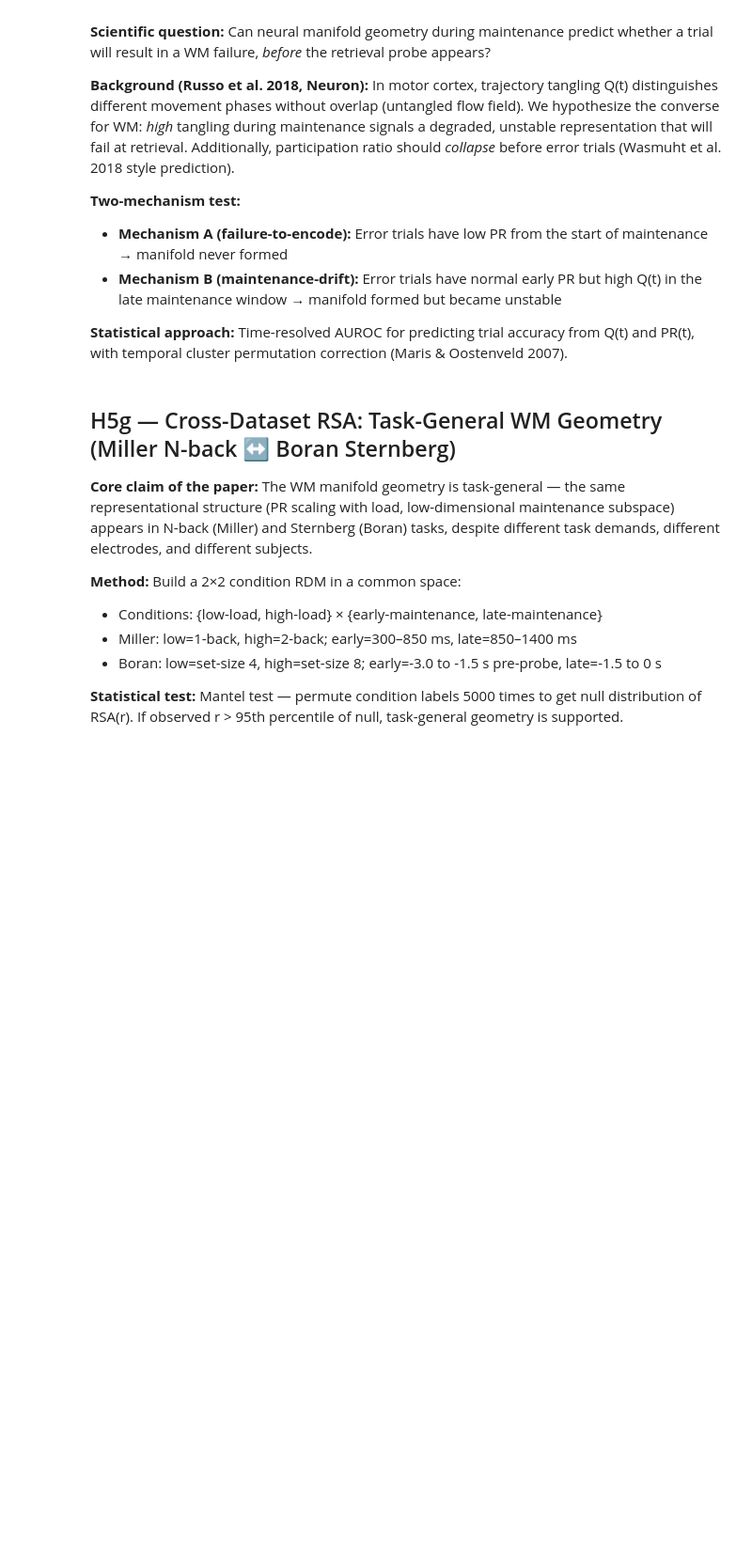
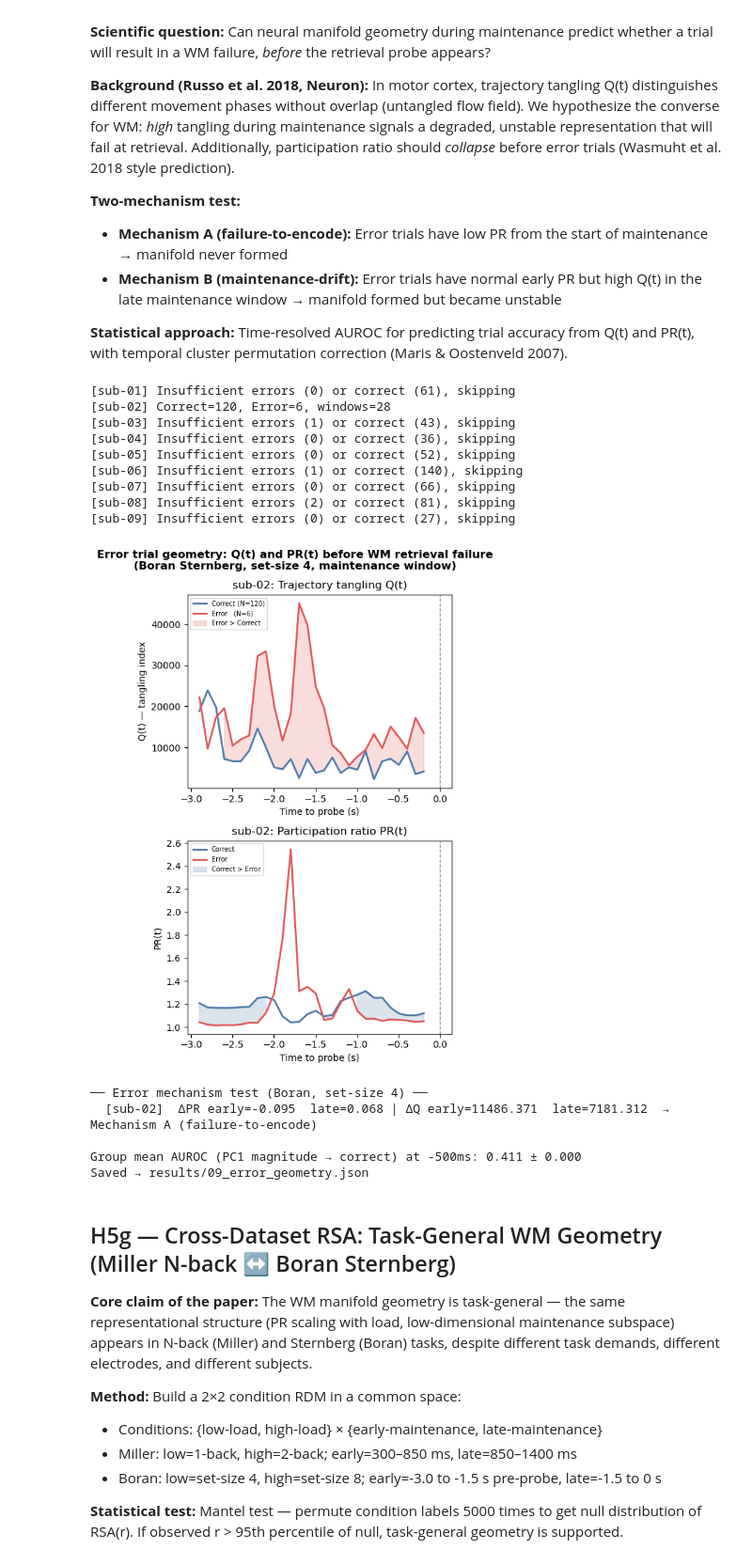
Before and after one commit to AminFathollahi/wm_dynamics, a Jupyter notebook: notebooks/09_cross_dataset_replication.ipynb, the cells around one changed output. Shown at 94% size. Cells and saved outputs as stored; diff of their text form; code cells hidden in the pictures; blank space fills up the shorter version.

```diff
--- a/notebooks/09_cross_dataset_replication.ipynb
+++ b/notebooks/09_cross_dataset_replication.ipynb
@@ -54,5 +56,5 @@ print("Multi-dataset analysis: Boran Sternberg + TES1 stimulation")
 # %%
-# ── Load Boran Sternberg data (all 9 subjects × sessions) ──
+# Load Boran Sternberg data (all 9 subjects x sessions)
 from sklearn.decomposition import PCA
 
 boran_subjects = {}
@@ -63,39 +65,43 @@ for sub_dir in sorted(BORAN_DIR.iterdir()):
     subj_id = sub_dir.name
     sessions = sorted(sub_dir.glob('*.nwb'))
 
-    subj_epochs, subj_sizes, subj_correct = [], [], []
+    subj_epochs, subj_sizes, subj_correct, subj_times = [], [], [], []
 
     for ses_path in sessions:
         try:
             result = load_boran_nwb(str(ses_path), signal='ieeg')
             epochs = result['epochs']                    # (N, C, T)
             valid = result['valid'] & ~result['artifact']
-
-            # HGP
             hgp = compute_boran_hgp(epochs[valid], srate=result['srate'])
-
-            # Baseline normalize
             hgp_z = boran_baseline_normalize(hgp, result['times'], BASELINE_WIN)
-
             subj_epochs.append(hgp_z)
             subj_sizes.append(result['set_sizes'][valid])
             subj_correct.append(result['correct'][valid])
+            subj_times.append(result['times'])
         except Exception as e:
-            print(f"  [{subj_id}/{ses_path.name}] ERROR: {e}")
+            print(f'  [{subj_id}/{ses_path.name}] ERROR: {e}')
 
     if subj_epochs:
-        combined_epochs = np.concatenate(subj_epochs, axis=0)
-        combined_sizes = np.concatenate(subj_sizes)
+        min_ch = min(e.shape[1] for e in subj_epochs)
+        min_t  = min(e.shape[2] for e in subj_epochs)
+        subj_epochs = [e[:, :min_ch, :min_t] for e in subj_epochs]
+        times_ref = subj_times[0][:min_t]
+        combined_epochs  = np.concatenate(subj_epochs, axis=0)
+        combined_sizes   = np.concatenate(subj_sizes)
         combined_correct = np.concatenate(subj_correct)
         boran_subjects[subj_id] = {
-            'epochs': combined_epochs,
+            'epochs':    combined_epochs,
             'set_sizes': combined_sizes,
-            'correct': combined_correct,
-            'times': result['times'],
-            'srate': result['srate'],
-            'n_ch': combined_epochs.shape[1],
+            'correct':   combined_correct,
+            'times':     times_ref,
+            'srate':     result['srate'],
+            'n_ch':      combined_epochs.shape[1],
         }
-        print(f"[{subj_id}] {combined_epochs.shape[0]} trials × {combined_epochs.shape[1]} ch, "
-              f"correct={combined_correct.mean():.1%}, set sizes={sorted(np.unique(combined_sizes))}")
+        n_tr = combined_epochs.shape[0]
+        n_ch = combined_epochs.shape[1]
+        n_t  = combined_epochs.shape[2]
+        acc  = combined_correct.mean()
+        sz   = sorted(np.unique(combined_sizes))
+        print(f'[{subj_id}] {n_tr} trials x {n_ch} ch x {n_t} T, correct={acc:.1%}, set_sizes={sz}')
 
-print(f"\nLoaded {len(boran_subjects)} subjects")
+print(f'Loaded {len(boran_subjects)} subjects')
@@ -487,7 +548,7 @@ for subj_id, data in boran_subjects.items():
 
     # Project all trials × time onto latent space: (N, T_win, k)
     k = pca_base.n_components_
-    Z_latent = np.einsum('ntc,ck->ntk', epochs_win, pca_base.components_.T)
+    Z_latent = np.einsum('nct,kc->ntk', epochs_win, pca_base.components_)
 
     # Time-resolved PR and Q from sliding windows
     centers_ms, pr_corr_ts, pr_err_ts, q_corr_ts, q_err_ts = [], [], [], [], []
@@ -601,33 +662,49 @@ if error_results:
         q_diff_late   = (res['q_err'][late]    - res['q_corr'][late]).mean()
         mech = "B (maintenance-drift)" if q_diff_late > q_diff_early else "A (failure-to-encode)"
         print(f"  [{subj_id}]  ΔPR early={pr_diff_early:.3f}  late={pr_diff_late:.3f} | "
               f"ΔQ early={q_diff_early:.3f}  late={q_diff_late:.3f}  → Mechanism {mech}")
 
     # ── Group AUROC at -500ms window ──────────────────────────────────────────
     aurocs_at_500ms = []
     for res in error_results.values():
         idx_500 = np.argmin(np.abs(res['centers_ms'] - (-0.5)))
         aurocs_at_500ms.append(res['auroc_pr'][idx_500])
     print(f"\nGroup mean AUROC (PC1 magnitude → correct) at -500ms: "
           f"{np.mean(aurocs_at_500ms):.3f} ± {np.std(aurocs_at_500ms):.3f}")
 
 # ── Save ─────────────────────────────────────────────────────────────────────
 import json
 er_save = {
     subj_id: {
         'centers_ms': res['centers_ms'].tolist(),
         'pr_corr': res['pr_corr'].tolist(),
         'pr_err':  res['pr_err'].tolist(),
         'q_corr':  res['q_corr'].tolist(),
         'q_err':   res['q_err'].tolist(),
         'n_corr':  int(res['n_corr']),
         'n_err':   int(res['n_err']),
     }
     for subj_id, res in error_results.items()
 }
 with open(RESULTS / '09_error_geometry.json', 'w') as f:
     json.dump(er_save, f, indent=2)
 print("Saved → results/09_error_geometry.json")
+# %% [output]
+[sub-01] Insufficient errors (0) or correct (61), skipping
+[sub-02] Correct=120, Error=6, windows=28
+[sub-03] Insufficient errors (1) or correct (43), skipping
+[sub-04] Insufficient errors (0) or correct (36), skipping
+[sub-05] Insufficient errors (0) or correct (52), skipping
+[sub-06] Insufficient errors (1) or correct (140), skipping
+[sub-07] Insufficient errors (0) or correct (66), skipping
+[sub-08] Insufficient errors (2) or correct (81), skipping
+[sub-09] Insufficient errors (0) or correct (27), skipping
+[figure, added]
+── Error mechanism test (Boran, set-size 4) ──
+  [sub-02]  ΔPR early=-0.095  late=0.068 | ΔQ early=11486.371  late=7181.312  → Mechanism A (failure-to-encode)
+
+Group mean AUROC (PC1 magnitude → correct) at -500ms: 0.411 ± 0.000
+Saved → results/09_error_geometry.json
 # %% [markdown]
 ## H5g — Cross-Dataset RSA: Task-General WM Geometry (Miller N-back ↔ Boran Sternberg)
 
```
Also changed, not shown: parts of 8 cells of this notebook, 6 other files.
